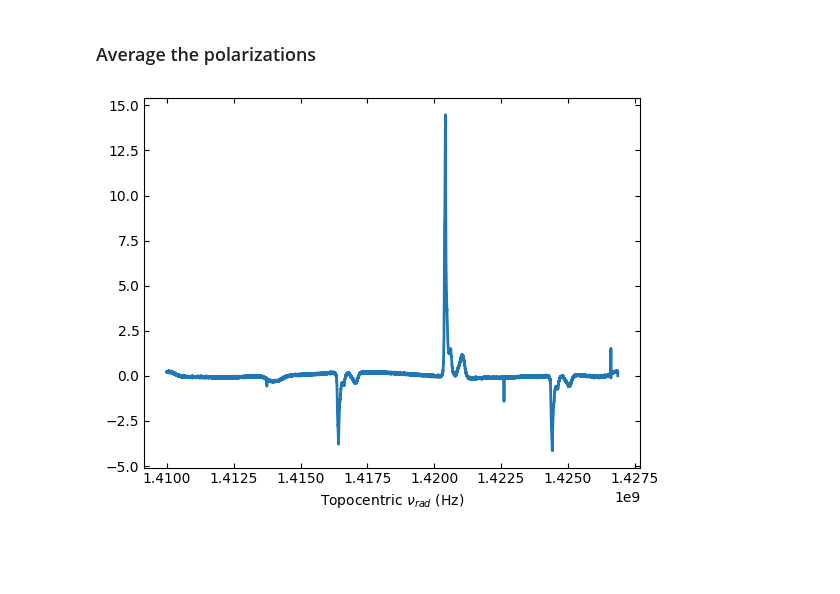
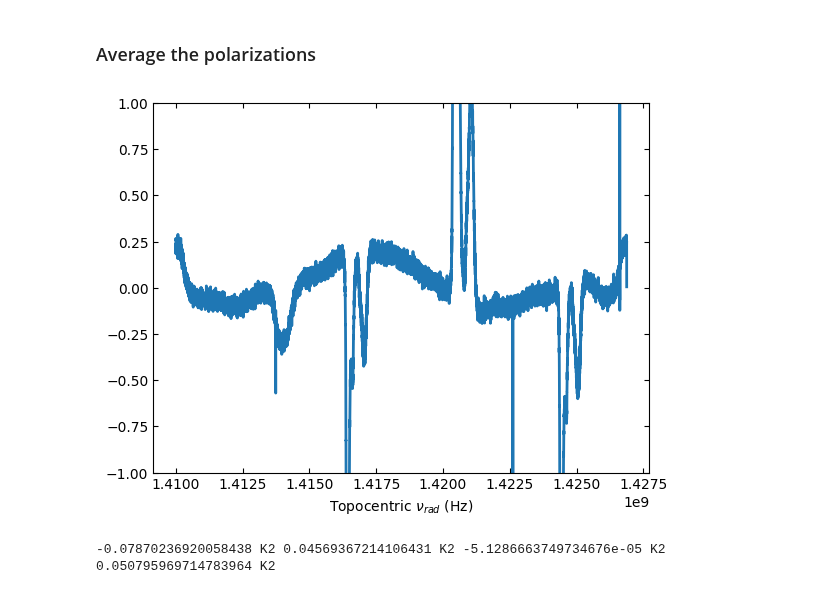
Before and after one commit to GreenBankObservatory/dysh, a Jupyter notebook: notebooks/examples/frequencyswitch.ipynb, the cells around one changed output. Cells and saved outputs as stored; diff of their text form; code cells hidden in the pictures; blank space fills up the shorter version.

```diff
--- a/notebooks/examples/frequencyswitch.ipynb
+++ b/notebooks/examples/frequencyswitch.ipynb
@@ -12,6 +12,13 @@ import astropy.units as u
 from dysh.fits.gbtfitsload import GBTFITSLoad
 import dysh.util as util
 import numpy as np
+# %%
+# helper function to show the mean and dispersion for data and 1-rolled data
+def rolled_stats(data):
+    delta = data[1:] - data[:-1]
+    print(data.mean(), data.std(), delta.mean(), delta.std())
+
+# rolled_stats(np.random.normal(0,1,10000))
 # %% [markdown]
 ## First, we download the example SDFITS data, if necessary.
 # %%
@@ -113,6 +127,8 @@ fsscan3.timeaverage().plot()
 # %%
 avg = fsscan2.timeaverage()+fsscan3.timeaverage()
 avg *= 0.5
-avg.plot()
+avg.plot(ymin=-1,ymax=1)
+rolled_stats(avg.flux[3000:5000])
 # %% [output]
-[figure, old version]
+[figure, new version]
+-0.07870236920058438 K2 0.04569367214106431 K2 -5.1286663749734676e-05 K2 0.050795969714783964 K2
```
Also changed, not shown: parts of 14 cells of this notebook.
